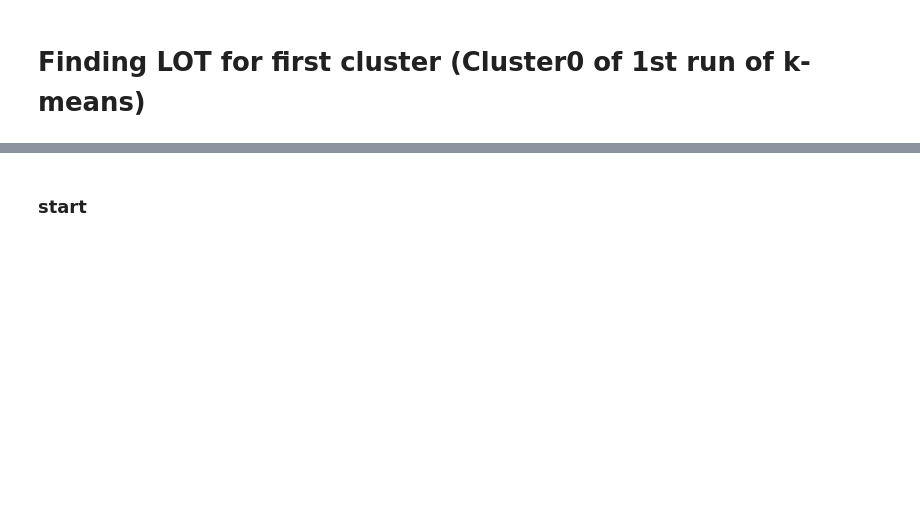
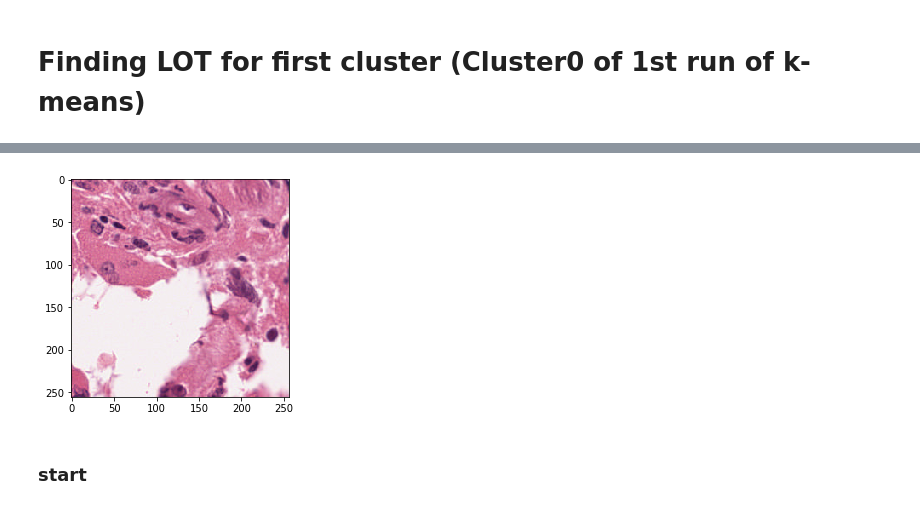
Before and after one commit to sraja2911/glioma_histo_img_classifier_lob, a Jupyter notebook: Large_Object_Tissue_Texture_Algorithm.ipynb, the cells around one changed output, grey strips where cells are left out. Drawn from its saved outputs; the diff is of its cells as text; code cells hidden in the pictures; blank space fills up the shorter version.

```diff
--- a/Large_Object_Tissue_Texture_Algorithm.ipynb
+++ b/Large_Object_Tissue_Texture_Algorithm.ipynb
@@ -197,10 +288,10 @@ cluster_00_0_2x=[]
 cluster_00_0_0y=[]
 cluster_00_0_1y=[]
 cluster_00_0_2y=[]
-for i in range(0,3442):
-        if (cluster_00_1_points[2][i] == 0): cluster_00_0_0x.append(cluster_00_1_points[0][i]), cluster_00_0_0y.append(cluster_00_1_points[1][i])
-        if (cluster_00_1_points[2][i] == 1): cluster_00_0_1x.append(cluster_00_1_points[0][i]), cluster_00_0_1y.append(cluster_00_1_points[1][i])
-        if (cluster_00_1_points[2][i] == 2): cluster_00_0_2x.append(cluster_00_1_points[0][i]), cluster_00_0_2y.append(cluster_00_1_points[1][i])
+for i in range(0,32):
+        if (cluster_00_1_points[1][i] == 0): cluster_00_0_0x.append(cluster_00_1_points[0][i]), cluster_00_0_0y.append(255)
+        if (cluster_00_1_points[1][i] == 1): cluster_00_0_1x.append(cluster_00_1_points[0][i]), cluster_00_0_1y.append(255)
+        if (cluster_00_1_points[1][i] == 2): cluster_00_0_2x.append(cluster_00_1_points[0][i]), cluster_00_0_2y.append(255)
 # %%
 # Combining x,y coordinates for first cluster of cluster00
-cluster_00_0_0_xy = np.vstack((cluster_00_0_0x, cluster_00_0_0y)).T
+cluster_00_0_0xy = np.vstack((cluster_00_0_0x, cluster_00_0_0y)).T
@@ -206,0 +320,2 @@ cluster_00_0_0_xy = np.vstack((cluster_00_0_0x, cluster_00_0_0y)).T
+# %%
+xc_00_0_0,yc_00_0_0,r_00_0_0,_ = cf.least_squares_circle((cluster_00_0_0xy))
@@ -209,9 +360,9 @@ cluster_00_0_0_xy = np.vstack((cluster_00_0_0x, cluster_00_0_0y)).T
 import circle_fit as cf
 # %%
 # Applying Circle-fit algorithm on each cluster
-xc_00,yc_00,r_00,_ = cf.least_squares_circle((cluster_00_xy))
+#xc_00,yc_00,r_00,_ = cf.least_squares_circle((cluster_00_xy)) cluster_00_xy
 xc_00_0,yc_00_0,r_00_0,_ = cf.least_squares_circle((cluster_00_0_xy))
-xc_00_0_0,yc_00_0_0,r_00_0_0,_ = cf.least_squares_circle((cluster_00_0_0_xy))
+#xc_00_0_0,yc_00_0_0,r_00_0_0,_ = cf.least_squares_circle((cluster_00_0_0_xy))
 # %%
 # Drawing Circles for each cluster
 inputImageFile = ('/media/raj/Raj1_5/10ktiles/train/gbm/TCGA-02-0001-01Z-00-DX2_20x_4768_25216_256x256.png')  # H&E.png
@@ -233,3 +384,21 @@ plt.show()
+# %%
+# Drawing Circles for each cluster
+inputImageFile = ('/media/raj/Raj1_5/10ktiles/train/gbm/TCGA-02-0001-01Z-00-DX2_20x_4768_25216_256x256.png')  # H&E.png
+imOrig = skimage.io.imread(inputImageFile)[:, :, :3]
+
+imInput = imOrig.copy()
+#cv2.circle(imInput,(int(xc_00_0),int(yc_00_0)),int(r_00_0),3)
+cv2.circle(imInput,(int(xc_00_0_0),int(yc_00_0_0)),int(r_00_0_0),3)
+
+cv2.imwrite('/home/raj/Downloads/clustered_TCGA-02-0001-01Z-00-DX2_20x_4768_25216_256x256.png',
+            cv2.cvtColor(imInput, cv2.COLOR_RGB2BGR))
+
+im = cv2.imread('/home/raj/Downloads/clustered_TCGA-02-0001-01Z-00-DX2_20x_4768_25216_256x256.png')
+
+plt.imshow(cv2.cvtColor(im, cv2.COLOR_BGR2RGB))
+plt.show()
+# %% [output]
+[figure, added]
 # %%
 np.shape(cluster_0_points)r
 # %%
```
Also changed, not shown: parts of 37 cells of this notebook, 2 other files.
